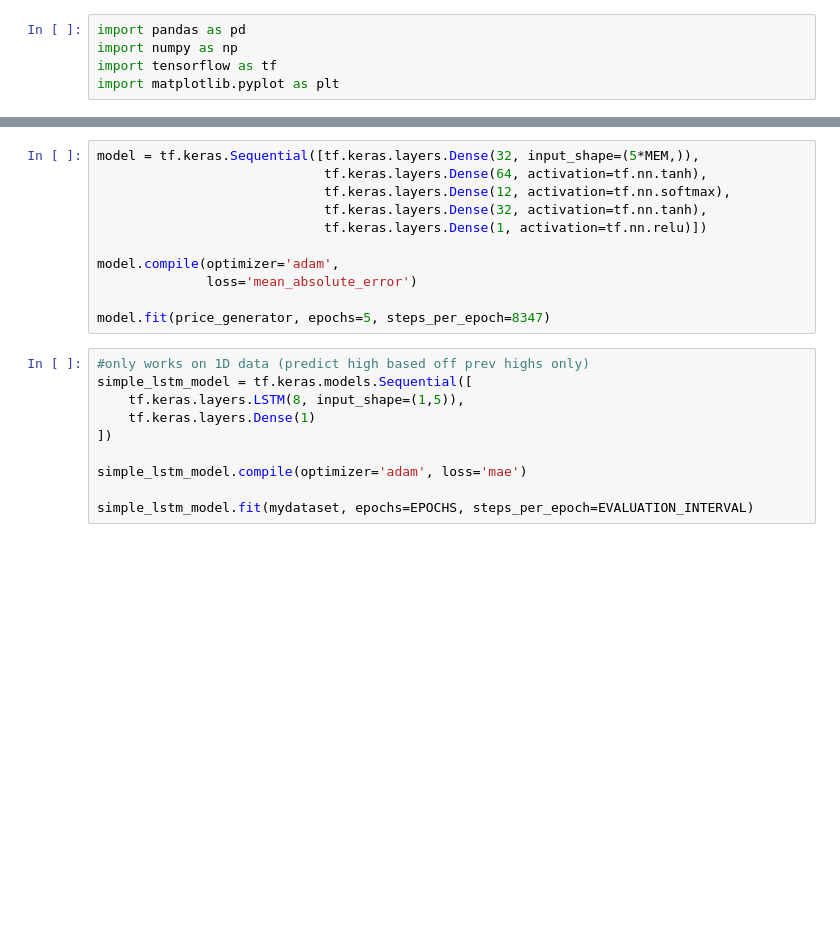
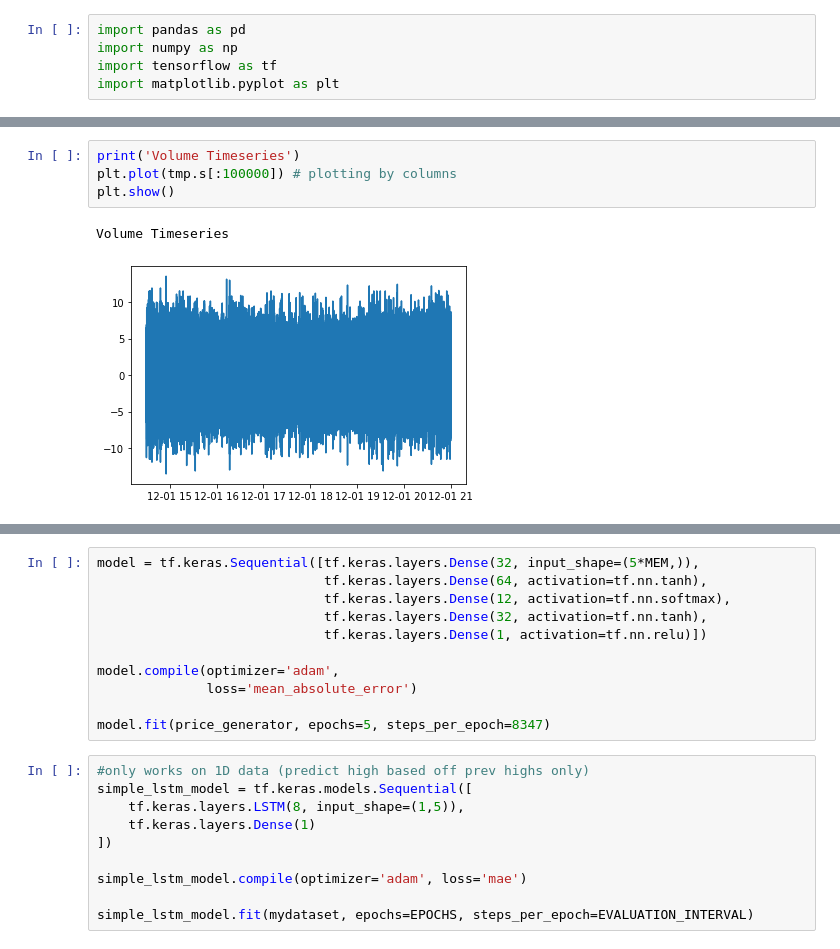
Before and after one commit to loganmallory/Unreal-Trading, a Jupyter notebook: Learning.ipynb, the cells around one changed output, grey strips where cells are left out. Cells and saved outputs as stored; diff of their text form; blank space fills up the shorter version.

```diff
--- a/Learning.ipynb
+++ b/Learning.ipynb
@@ -97,0 +214,7 @@ plt.show()
+# %%
+print('Volume Timeseries')
+plt.plot(tmp.s[:100000]) # plotting by columns
+plt.show()
+# %% [output]
+Volume Timeseries
+[figure, added]
```
Also changed, not shown: parts of 9 cells of this notebook.
